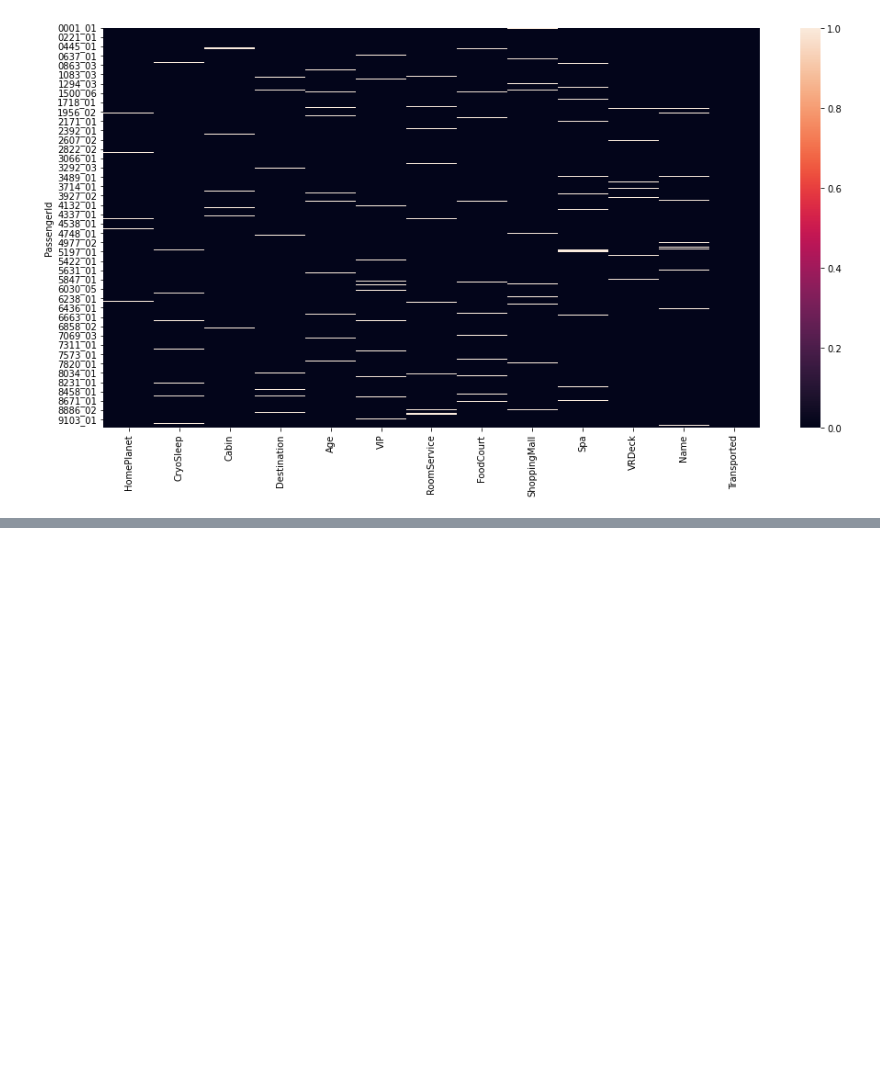
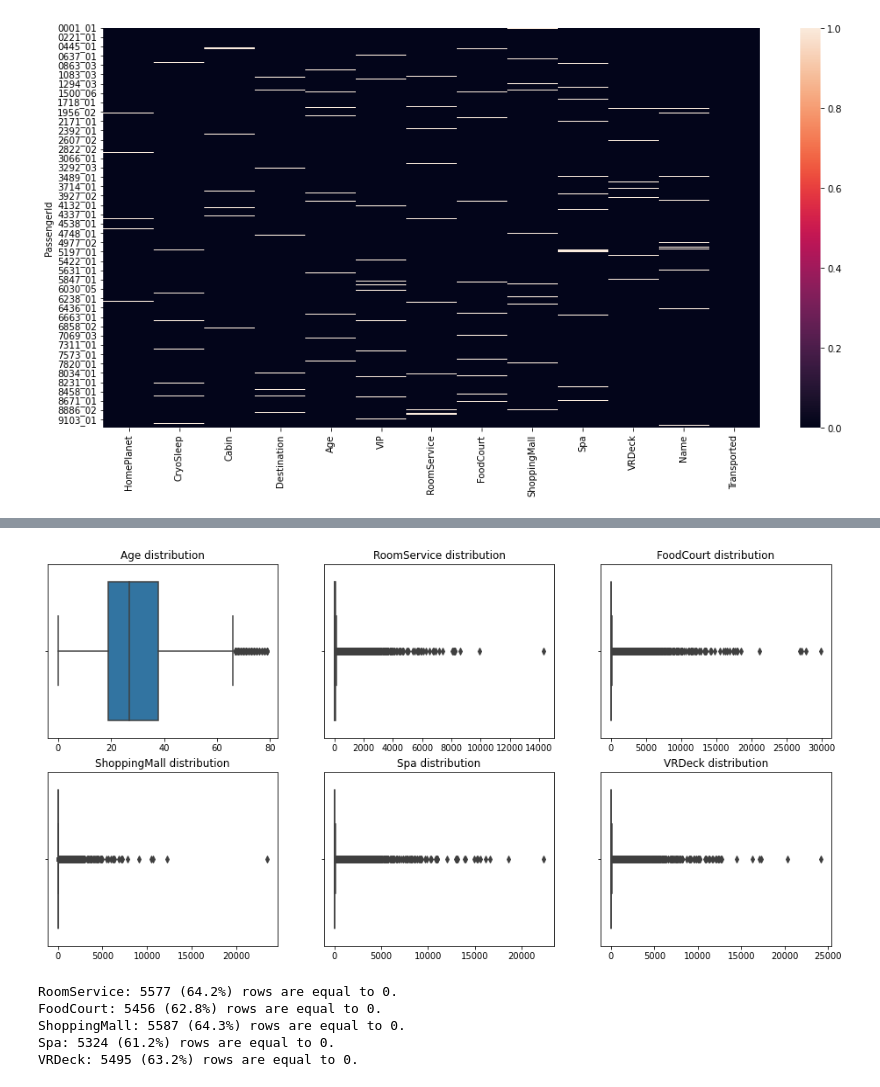
Before and after one commit to ThomasDumazert/01-spaceship_titanic, a Jupyter notebook: notebooks/eda.ipynb, the cells around one changed output, grey strips where cells are left out. Cells and saved outputs as stored; diff of their text form; code cells hidden in the pictures; blank space fills up the shorter version.

```diff
--- a/notebooks/eda.ipynb
+++ b/notebooks/eda.ipynb
@@ -99,0 +207,25 @@ numerical_columns = ['Age', 'RoomService', 'FoodCourt', 'ShoppingMall', 'Spa', '
+# %%
+fig, axs = plt.subplots(nrows=display_n_rows, ncols=display_n_cols, figsize=(16, 8))
+
+for idx, column in enumerate(numerical_columns):
+    row = idx // display_n_cols
+    col = idx % display_n_cols
+    sns.boxplot(data=df, x=column, ax=axs[row, col])
+    axs[row, col].set_title(f'{column} distribution')
+    axs[row, col].set_xlabel('')
+
+plt.show()
+# %% [output]
+[figure, added]
+# %%
+skewed_columns = ['RoomService', 'FoodCourt', 'ShoppingMall', 'Spa', 'VRDeck']
+
+for column in skewed_columns:
+    nb_zeros = df[df[column] == 0].shape[0]
+    print(f'{column}: {nb_zeros} ({compute_prop(nb_zeros, nb_rows):.1f}%) rows are equal to 0.')
+# %% [output]
+RoomService: 5577 (64.2%) rows are equal to 0.
+FoodCourt: 5456 (62.8%) rows are equal to 0.
+ShoppingMall: 5587 (64.3%) rows are equal to 0.
+Spa: 5324 (61.2%) rows are equal to 0.
+VRDeck: 5495 (63.2%) rows are equal to 0.
```
Also changed, not shown: parts of 35 cells of this notebook.
